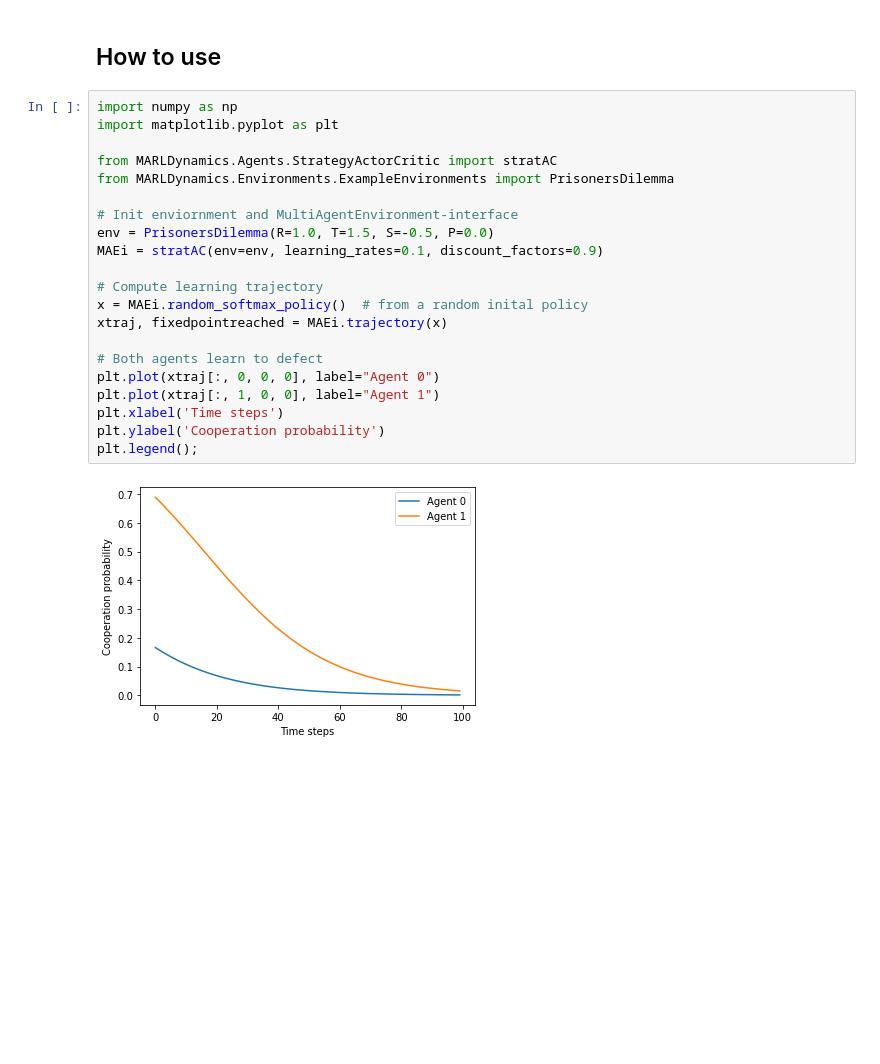
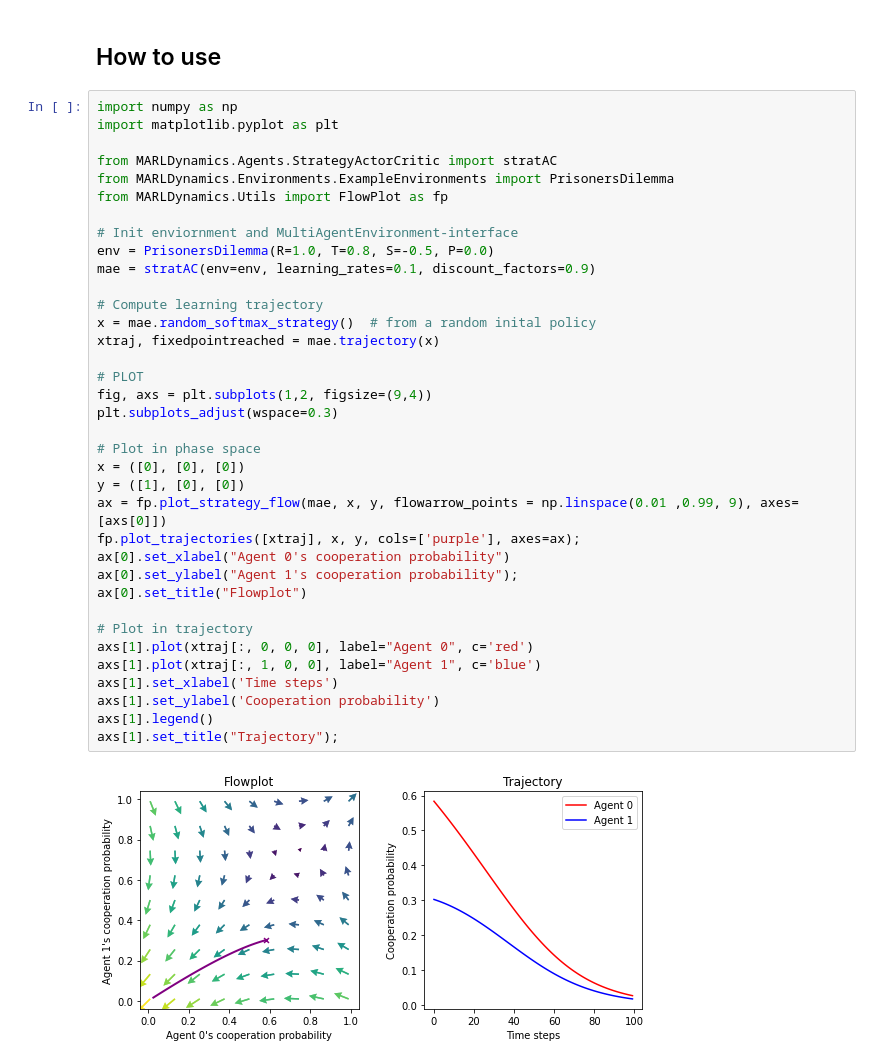
Before and after one commit to wbarfuss/MARLDynamics, a Jupyter notebook: nbs/index.ipynb, the cells around one changed output. Drawn from its saved outputs; the diff is of its cells as text; blank space fills up the shorter version.

Commit message:
Add FlowPlot

```diff
--- a/nbs/index.ipynb
+++ b/nbs/index.ipynb
@@ -23,23 +23,38 @@ pip install .
 # %%
 import numpy as np
 import matplotlib.pyplot as plt
 
 from MARLDynamics.Agents.StrategyActorCritic import stratAC
 from MARLDynamics.Environments.ExampleEnvironments import PrisonersDilemma
+from MARLDynamics.Utils import FlowPlot as fp
 
 # Init enviornment and MultiAgentEnvironment-interface
-env = PrisonersDilemma(R=1.0, T=1.5, S=-0.5, P=0.0)
-MAEi = stratAC(env=env, learning_rates=0.1, discount_factors=0.9)
+env = PrisonersDilemma(R=1.0, T=0.8, S=-0.5, P=0.0)
+mae = stratAC(env=env, learning_rates=0.1, discount_factors=0.9)
 
 # Compute learning trajectory
-x = MAEi.random_softmax_policy()  # from a random inital policy
-xtraj, fixedpointreached = MAEi.trajectory(x)
+x = mae.random_softmax_strategy()  # from a random inital policy
+xtraj, fixedpointreached = mae.trajectory(x)
 
-# Both agents learn to defect
-plt.plot(xtraj[:, 0, 0, 0], label="Agent 0")
-plt.plot(xtraj[:, 1, 0, 0], label="Agent 1")
-plt.xlabel('Time steps')
-plt.ylabel('Cooperation probability')
-plt.legend();
+# PLOT
+fig, axs = plt.subplots(1,2, figsize=(9,4))
+plt.subplots_adjust(wspace=0.3)
+
+# Plot in phase space
+x = ([0], [0], [0])
+y = ([1], [0], [0])
+ax = fp.plot_strategy_flow(mae, x, y, flowarrow_points = np.linspace(0.01 ,0.99, 9), axes=[axs[0]])
+fp.plot_trajectories([xtraj], x, y, cols=['purple'], axes=ax);
+ax[0].set_xlabel("Agent 0's cooperation probability")
+ax[0].set_ylabel("Agent 1's cooperation probability");
+ax[0].set_title("Flowplot")
+
+# Plot in trajectory
+axs[1].plot(xtraj[:, 0, 0, 0], label="Agent 0", c='red')
+axs[1].plot(xtraj[:, 1, 0, 0], label="Agent 1", c='blue')
+axs[1].set_xlabel('Time steps')
+axs[1].set_ylabel('Cooperation probability')
+axs[1].legend()
+axs[1].set_title("Trajectory");
 # %% [output]
-[figure, old version]
+[figure, new version]
```
Also changed, not shown: 17 other files.
